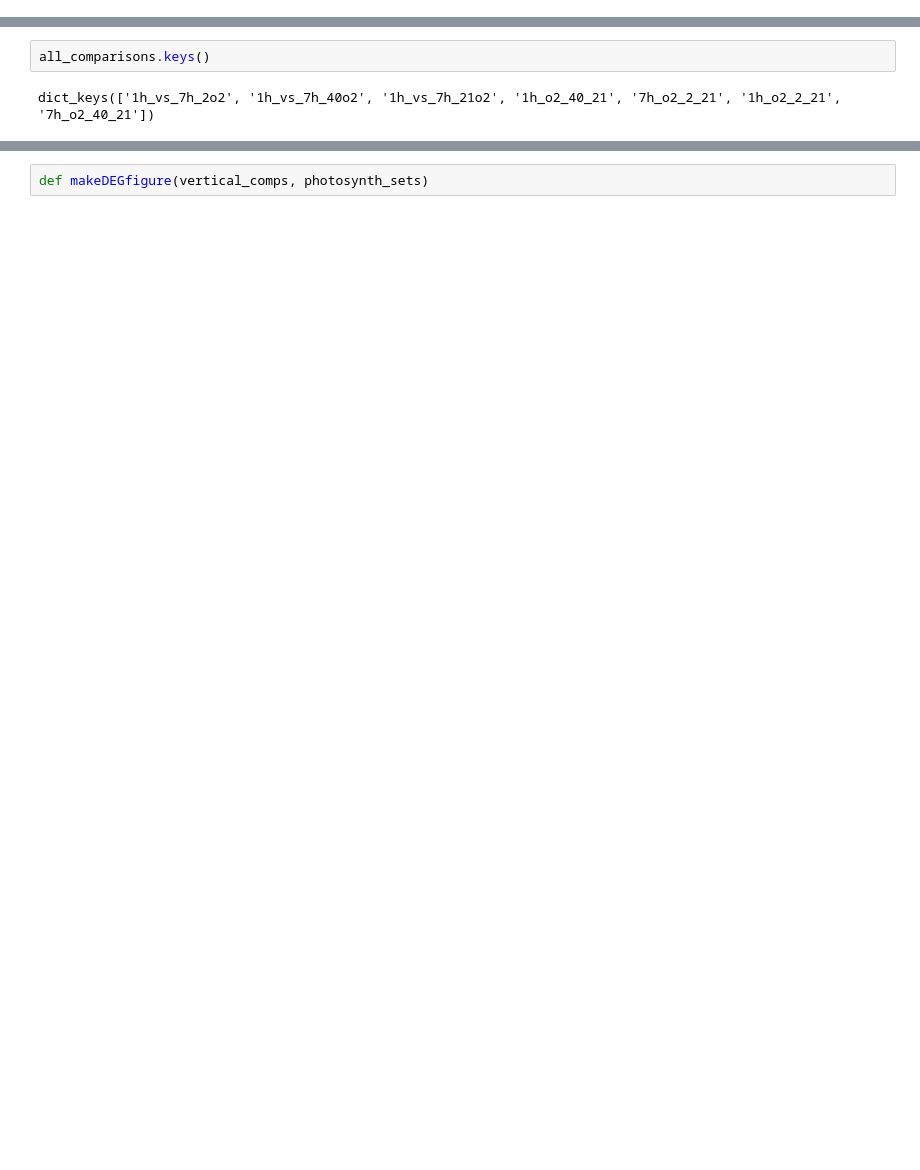
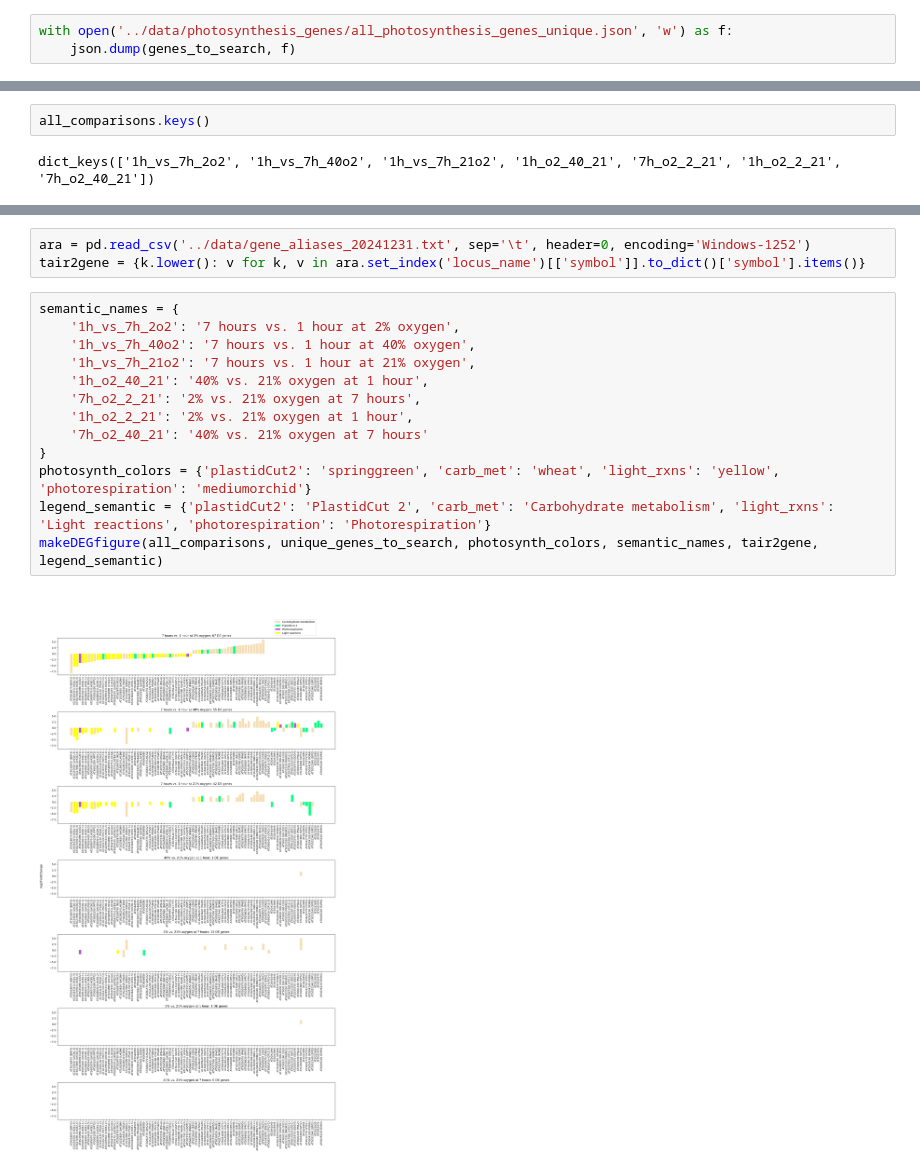
Before and after one commit to serenalotreck/photorespiration-omics, a Jupyter notebook: notebooks/transcriptomics_visualizations.ipynb, the cells around one changed output, grey strips where cells are left out. Cells and saved outputs as stored; diff of their text form; blank space fills up the shorter version.

```diff
--- a/notebooks/transcriptomics_visualizations.ipynb
+++ b/notebooks/transcriptomics_visualizations.ipynb
@@ -306,5 +320,8 @@ plot(to_plot, show_counts=True, sort_categories_by='input')
 # %% [markdown]
 Save as a json for easier use in proteomics notebook:
+# %%
+with open('../data/photosynthesis_genes/all_photosynthesis_genes_unique.json', 'w') as f:
+    json.dump(genes_to_search, f)
 # %% [markdown]
 Now check whether genes from these conditions are present in the comparisons:
 # %%
@@ -391,2 +438,18 @@ def makeDEGfigure(deg_dfs, photosynth_sets):
+# %%
+ara = pd.read_csv('../data/gene_aliases_20241231.txt', sep='\t', header=0, encoding='Windows-1252')
+tair2gene = {k.lower(): v for k, v in ara.set_index('locus_name')[['symbol']].to_dict()['symbol'].items()}
 # %%
-def makeDEGfigure(vertical_comps, photosynth_sets)
+semantic_names = {
+    '1h_vs_7h_2o2': '7 hours vs. 1 hour at 2% oxygen',
+    '1h_vs_7h_40o2': '7 hours vs. 1 hour at 40% oxygen',
+    '1h_vs_7h_21o2': '7 hours vs. 1 hour at 21% oxygen',
+    '1h_o2_40_21': '40% vs. 21% oxygen at 1 hour',
+    '7h_o2_2_21': '2% vs. 21% oxygen at 7 hours',
+    '1h_o2_2_21': '2% vs. 21% oxygen at 1 hour',
+    '7h_o2_40_21': '40% vs. 21% oxygen at 7 hours'
+}
+photosynth_colors = {'plastidCut2': 'springgreen', 'carb_met': 'wheat', 'light_rxns': 'yellow', 'photorespiration': 'mediumorchid'}
+legend_semantic = {'plastidCut2': 'PlastidCut 2', 'carb_met': 'Carbohydrate metabolism', 'light_rxns': 'Light reactions', 'photorespiration': 'Photorespiration'}
+makeDEGfigure(all_comparisons, unique_genes_to_search, photosynth_colors, semantic_names, tair2gene, legend_semantic)
+# %% [output]
+[figure, added]
```
Also changed, not shown: parts of 15 cells of this notebook, 1 other file.
